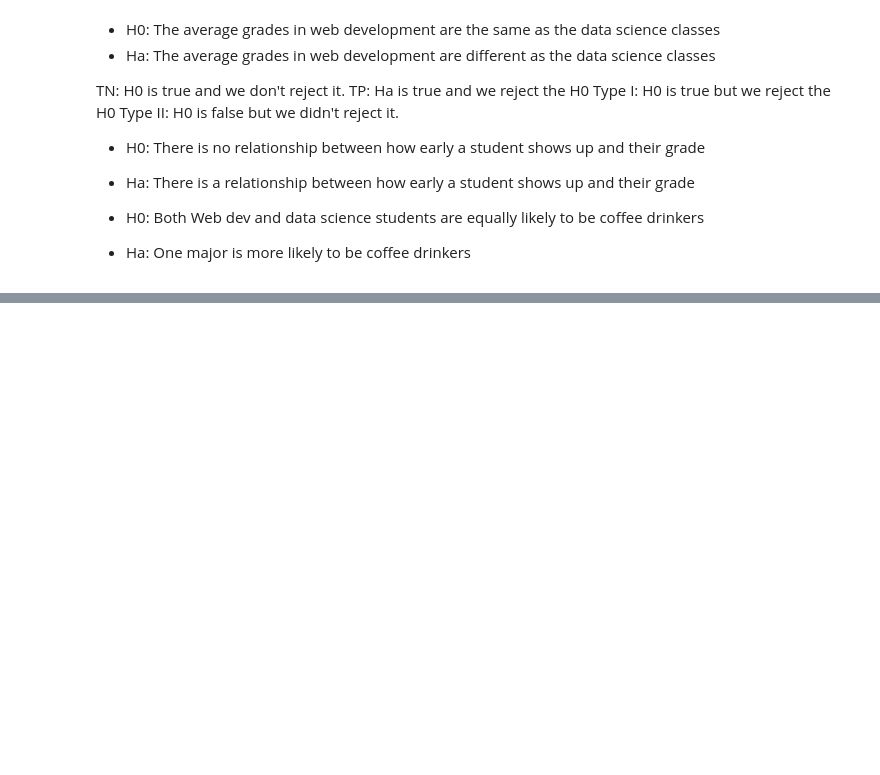
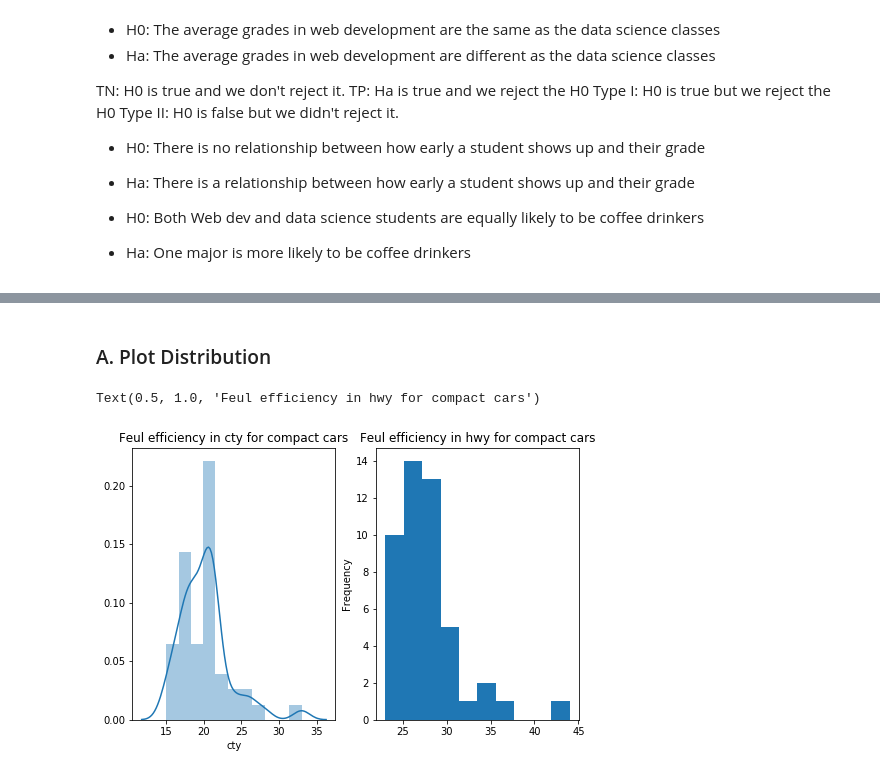
Before and after one commit to Yongliang-Shi/statistics-exercises, a Jupyter notebook: hypothesis_testing.ipynb, the cells around one changed output, grey strips where cells are left out. Drawn from its saved outputs; the diff is of its cells as text; code cells hidden in the pictures; blank space fills up the shorter version.

```diff
--- a/hypothesis_testing.ipynb
+++ b/hypothesis_testing.ipynb
@@ -102,0 +207,6 @@ Type II: H0 is false  but we didn't reject it.
+# %%
+# Pull information for compact cars
+
+boolean_compact = mpg['class'] == 'compact'
+cars_compact = mpg[boolean_compact]
+cars_compact.sample(5)
@@ -102,0 +220,16 @@ Type II: H0 is false  but we didn't reject it.
+# %% [markdown]
+### A. Plot Distribution
+# %%
+plt. figure(figsize=(8,5))
+
+plt.subplot(1,2,1)
+
+sns.distplot(cars_compact.cty)
+plt.title('Feul efficiency in cty for compact cars')
+
+plt.subplot(1,2,2)
+cars_compact.hwy.plot(kind='hist')
+plt.title('Feul efficiency in hwy for compact cars')
+# %% [output]
+Text(0.5, 1.0, 'Feul efficiency in hwy for compact cars')
+[figure, added]
```
Also changed, not shown: parts of 62 cells of this notebook.
